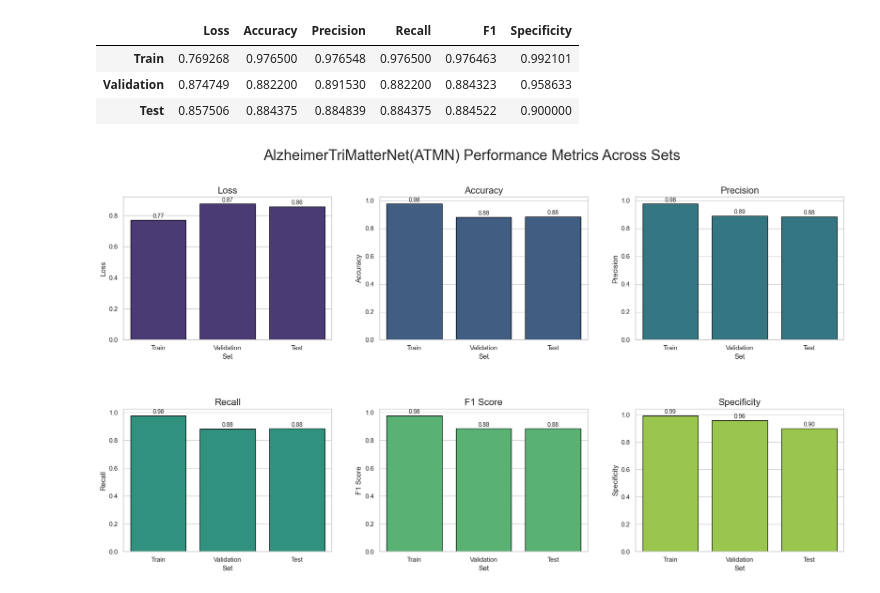
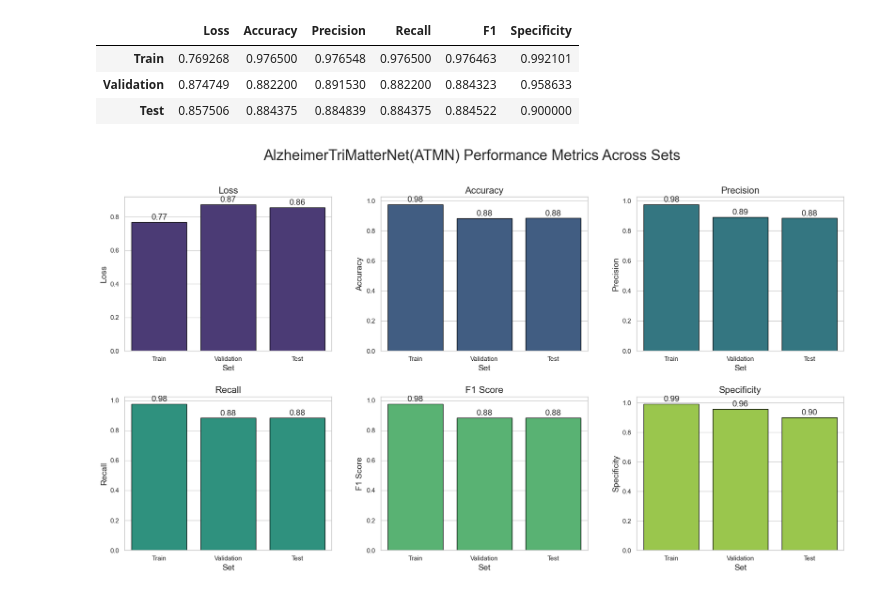
Before and after one commit to Mahmimi/Alzheimer, a Jupyter notebook: Grad-cam/plot.ipynb, the cells around one changed output. Saved outputs shown, nothing was run; the diff lists cells and outputs as text; code cells hidden in the pictures.

```diff
--- a/Grad-cam/plot.ipynb
+++ b/Grad-cam/plot.ipynb
@@ -20,35 +20,35 @@ data = {
     'Precision': [0.976548, 0.891530, 0.884839],
     'Recall': [0.976500, 0.882200, 0.884375],
     'F1 Score': [0.976463, 0.884323, 0.884522],
     'Specificity': [0.992101, 0.958633, 0.900000]
 }
 
 index = ['Train', 'Validation', 'Test']
 
 df = pd.DataFrame(data, index=index)
 
 # Set the Seaborn style and color palette
 sns.set_theme(style="whitegrid")
 viridis_palette = sns.color_palette("viridis", n_colors=len(df.columns))
 
 # Plotting
 fig, axes = plt.subplots(nrows=2, ncols=3, figsize=(18, 10))
 
 for i, (col, ax, color) in enumerate(zip(df.columns, axes.flatten(), viridis_palette)):
     sns.barplot(x=df.index, y=df[col], ax=ax, color=color, edgecolor='black')  # Increase linewidth
 
     # Annotating each bar with its value on top
     for p in ax.patches:
         height = p.get_height()
         ax.text(p.get_x() + p.get_width() / 2., height + 0.005,
-                f'{height:.2f}', ha='center', va='bottom', fontsize=10)
+                f'{height:.2f}', ha='center', va='bottom', fontsize=14)
 
     ax.set_title(col, fontsize=16)
-    ax.set_ylabel(col, fontsize=12)
-    ax.set_xlabel('Set', fontsize=12)
+    ax.set_ylabel(col, fontsize=14)
+    ax.set_xlabel('Set', fontsize=14)
 
 plt.suptitle('AlzheimerTriMatterNet(ATMN) Performance Metrics Across Sets', fontsize=25, y=1.02)
-plt.tight_layout(h_pad=5.5, w_pad=3.5)
+plt.tight_layout(h_pad=2, w_pad=3.5)
 plt.show()
 # %% [output]
-[figure, old version]
+[figure, new version]
```
Also changed, not shown: 4 other files.
